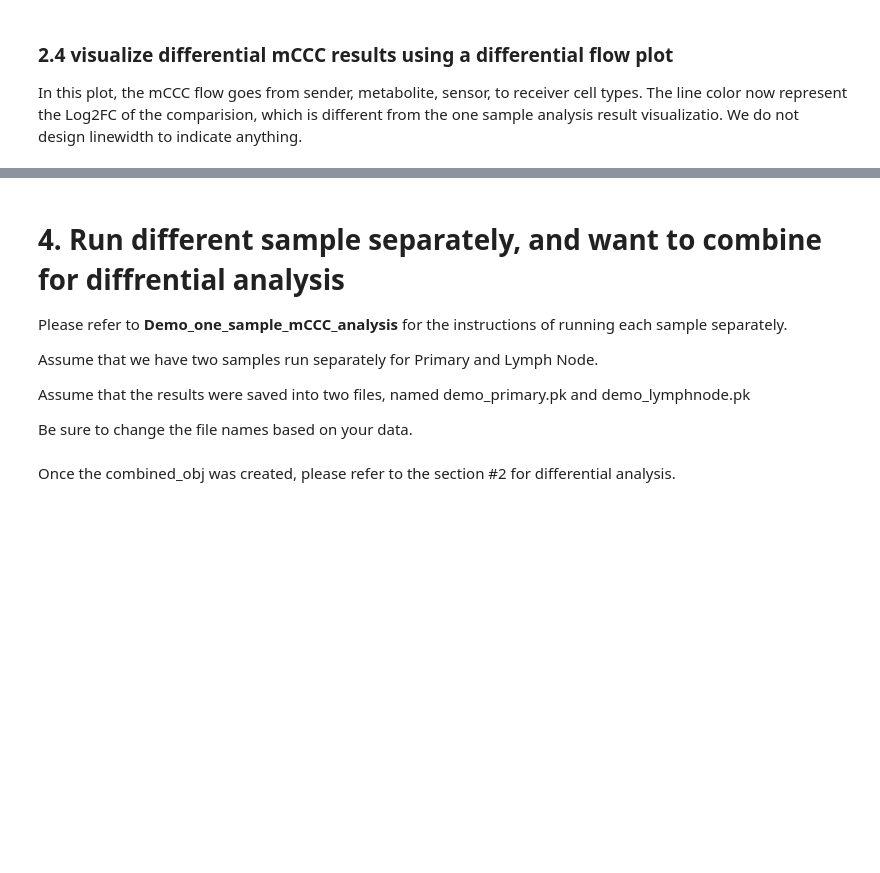
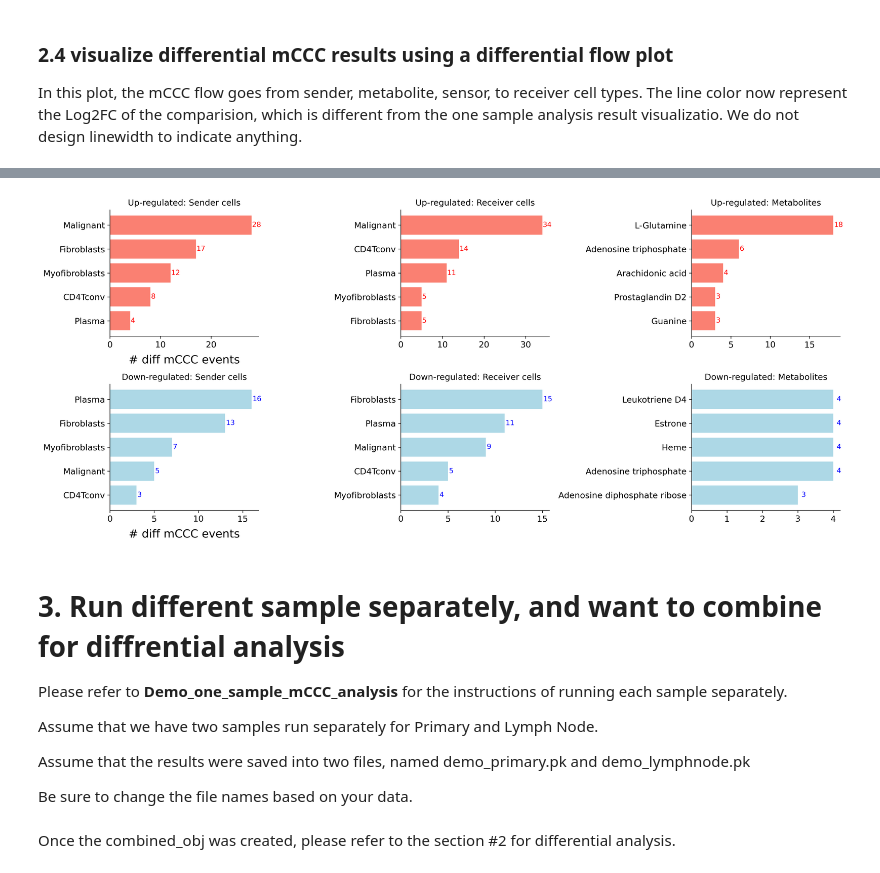
Before and after one commit to cstocker45/MEBOCOST_ketones, a Jupyter notebook: Demo_Multisample_mCCC_analysis.ipynb, the cells around one changed output, grey strips where cells are left out. Saved outputs shown, nothing was run; the diff lists cells and outputs as text; code cells hidden in the pictures; blank space fills up the shorter version.

Commit message:
update tutorial to include DiffSummaryPlot

```diff
--- a/Demo_Multisample_mCCC_analysis.ipynb
+++ b/Demo_Multisample_mCCC_analysis.ipynb
@@ -406,5 +414,20 @@ mebo_obj.DiffFlowPlot(
+# %%
+mebo_obj.DiffSummaryPlot(comp_cond = "Primary_vs_Lymph node",
+                        pval_method='permutation_test_fdr',
+                        pval_cutoff=0.05,
+                        Log2FC_threshold = 0,
+                        sender_focus = [],
+                        metabolite_focus = [],
+                        sensor_focus = [],
+                        receiver_focus = [],
+                        and_or = 'and',
+                        numtop_bar = 5,
+                        save=None,
+                        return_fig = False)
+# %% [output]
+[figure, added]
 # %% [markdown]
-# 4. Run different sample separately, and want to combine for diffrential analysis
+# 3. Run different sample separately, and want to combine for diffrential analysis
 
 Please refer to <b>Demo_one_sample_mCCC_analysis</b> for the instructions of running each sample separately.
 
```
Also changed, not shown: parts of 12 cells of this notebook, 1 other file.
